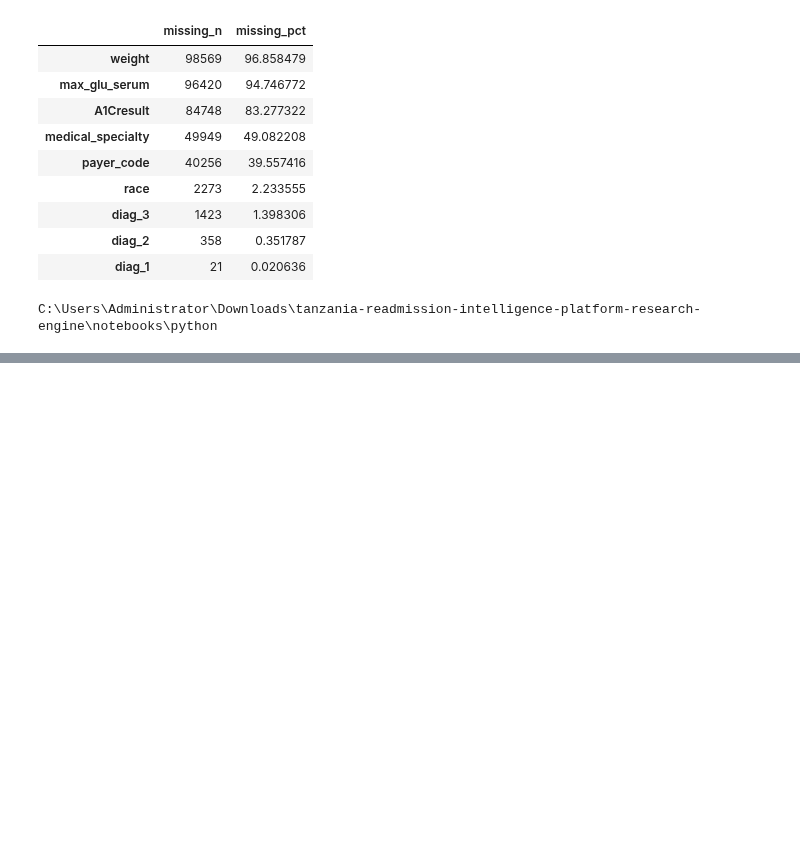
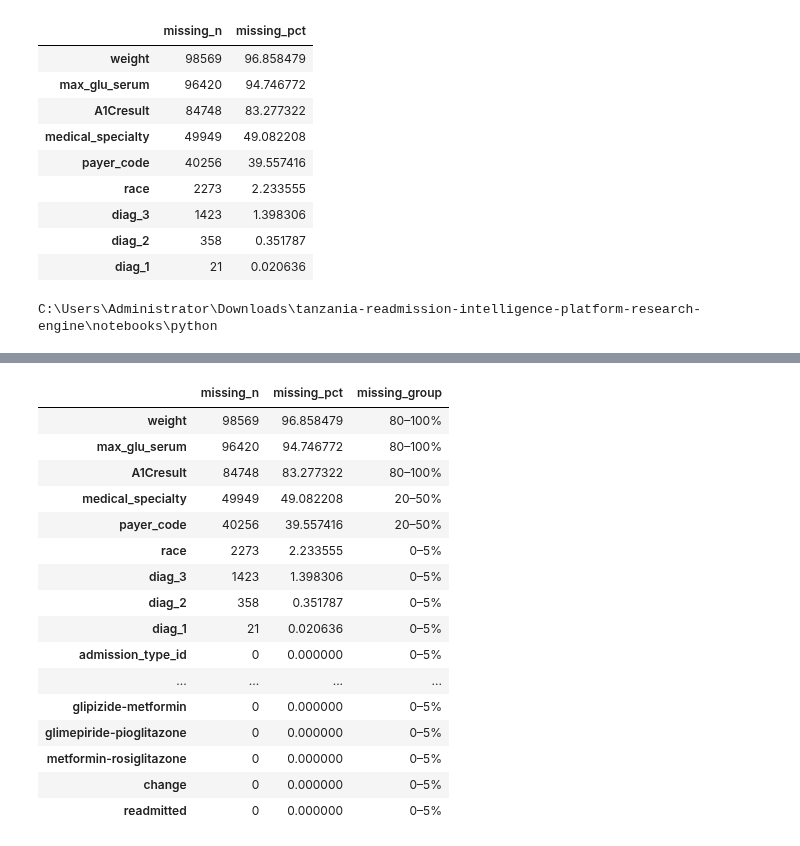
Before and after one commit to gabrielthedatawizard/tanzania-readmission-intelligence-platform-research-engine, a Jupyter notebook: notebooks/python/02_cohort_and_data_dictionary.ipynb, the cells around one changed output, grey strips where cells are left out. Cells and saved outputs as stored; diff of their text form; code cells hidden in the pictures; blank space fills up the shorter version.

```diff
--- a/notebooks/python/02_cohort_and_data_dictionary.ipynb
+++ b/notebooks/python/02_cohort_and_data_dictionary.ipynb
@@ -377,0 +398,37 @@ C:\Users\Administrator\Downloads\tanzania-readmission-intelligence-platform-rese
+# %%
+missing_groups = pd.cut(
+    missing["missing_pct"],
+    bins=[-0.01, 5, 20, 50, 80, 100],
+    labels=[
+        "0–5%",
+        "5–20%",
+        "20–50%",
+        "50–80%",
+        "80–100%"
+    ]
+)
+
+missing.assign(
+    missing_group=missing_groups
+).sort_values(
+    "missing_pct",
+    ascending=False
+)
+# %% [output]
+|  | missing_n | missing_pct | missing_group |
+| weight | 98569 | 96.858479 | 80–100% |
+| max_glu_serum | 96420 | 94.746772 | 80–100% |
+| A1Cresult | 84748 | 83.277322 | 80–100% |
+| medical_specialty | 49949 | 49.082208 | 20–50% |
+| payer_code | 40256 | 39.557416 | 20–50% |
+| race | 2273 | 2.233555 | 0–5% |
+| diag_3 | 1423 | 1.398306 | 0–5% |
+| diag_2 | 358 | 0.351787 | 0–5% |
+| diag_1 | 21 | 0.020636 | 0–5% |
+| admission_type_id | 0 | 0.000000 | 0–5% |
+| ... | ... | ... | ... |
+| glipizide-metformin | 0 | 0.000000 | 0–5% |
+| glimepiride-pioglitazone | 0 | 0.000000 | 0–5% |
+| metformin-rosiglitazone | 0 | 0.000000 | 0–5% |
+| change | 0 | 0.000000 | 0–5% |
+| readmitted | 0 | 0.000000 | 0–5% |
```
Also changed, not shown: parts of 4 cells of this notebook.
